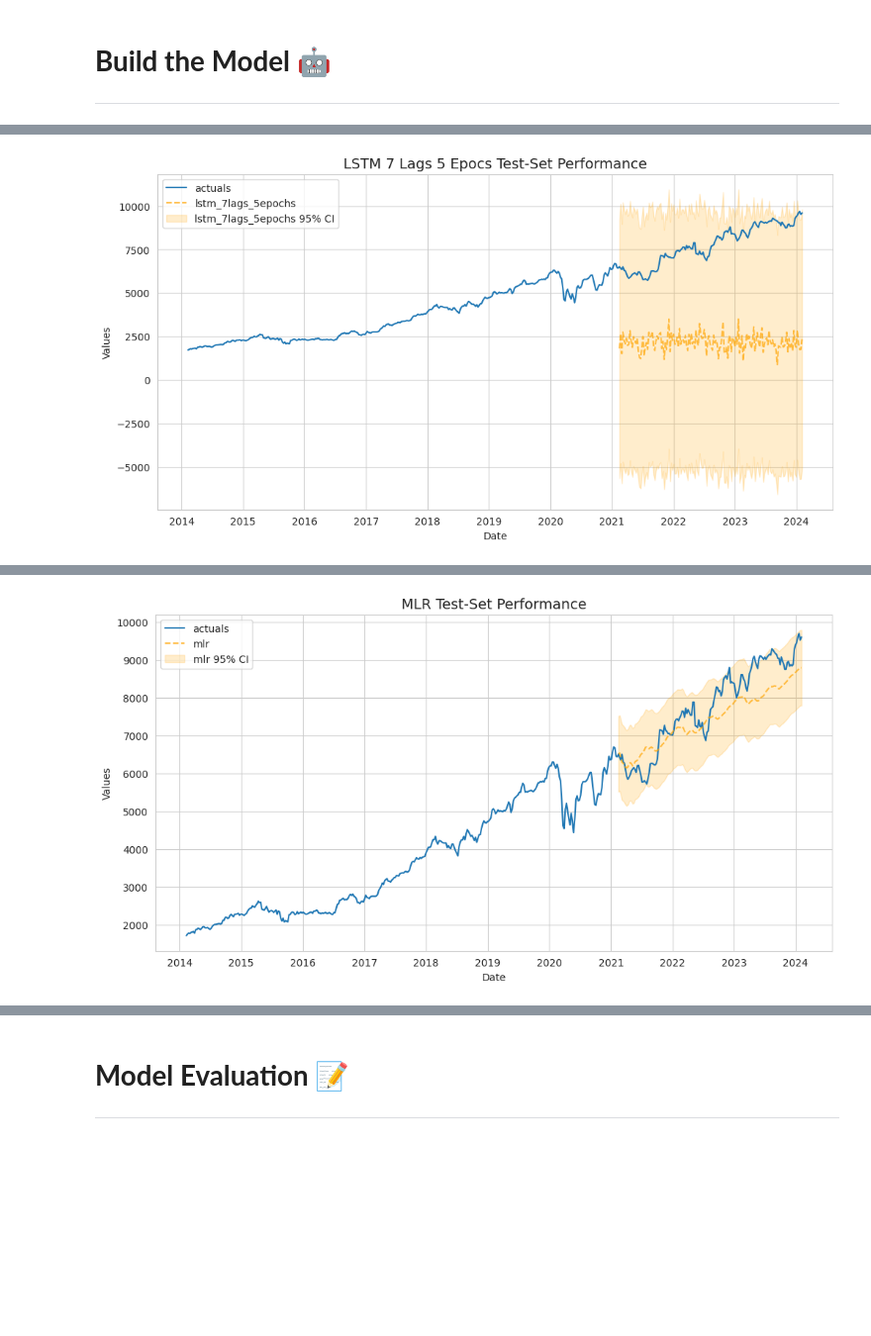
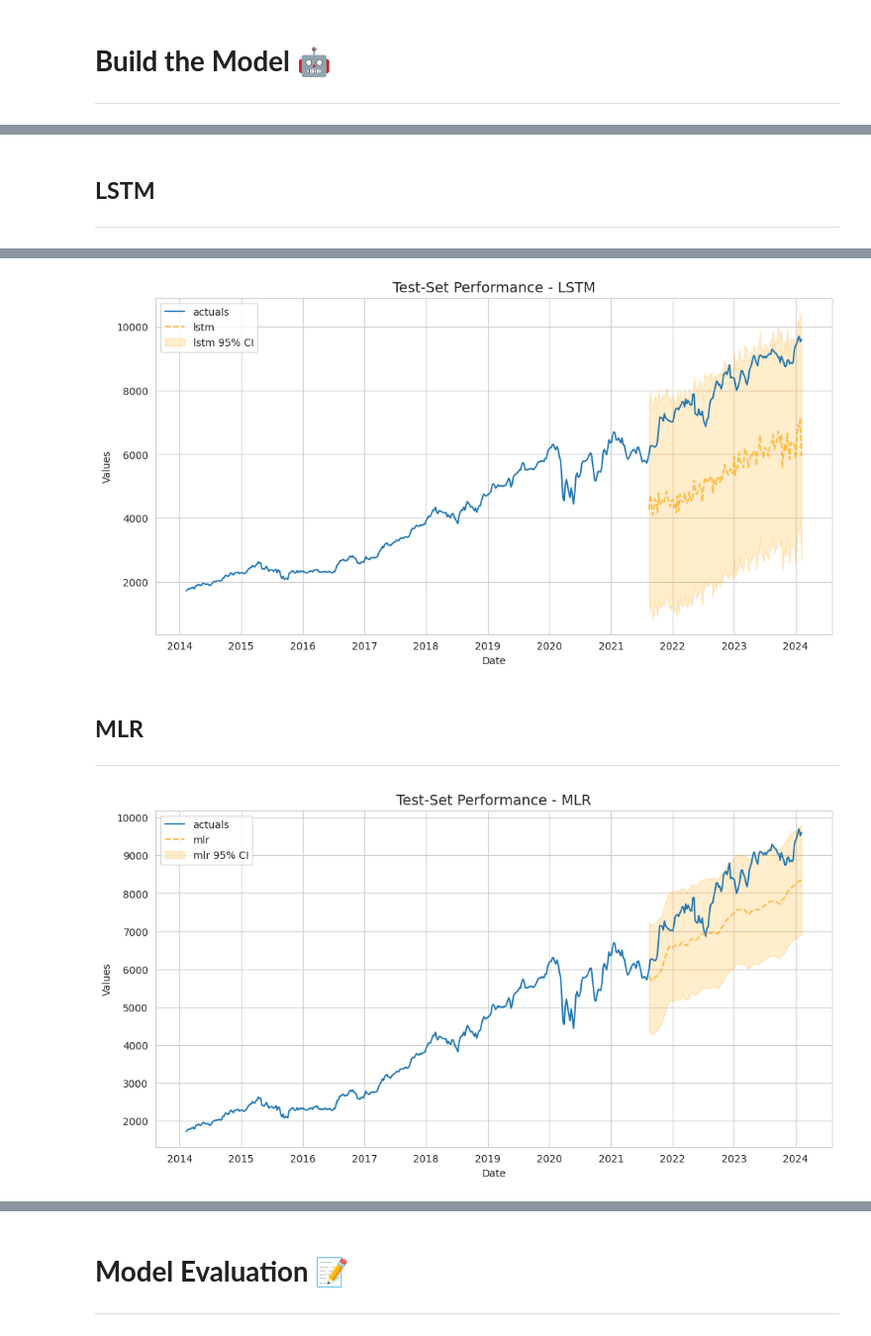
Before and after one commit to brmil07/Kaggle_Projects, a Jupyter notebook: bank-stock-price-forecasting.ipynb, the cells around one changed output, grey strips where cells are left out. Shown at 99% size. Saved outputs shown, nothing was run; the diff lists cells and outputs as text; code cells hidden in the pictures; blank space fills up the shorter version.

```diff
--- a/bank-stock-price-forecasting.ipynb
+++ b/bank-stock-price-forecasting.ipynb
@@ -270,6 +240,22 @@ Epoch 5/5
-# %%
-f.plot_test_set(models='lstm_7lags_5epochs',ci=True)
-plt.title('LSTM 7 Lags 5 Epocs Test-Set Performance',size=14)
-plt.show()
-# %% [output]
-[figure, removed]
+# %% [markdown]
+## **LSTM**
+---
+# %%
+f.set_estimator('lstm')
+f.eval_cis(mode=True, cilevel=0.95)
+f.manual_forecast(
+    lags=36,
+    batch_size=32,
+    epochs=15,
+    validation_split=.2,
+    activation='tanh',
+    optimizer='Adam',
+    learning_rate=0.001,
+    lstm_layer_sizes=(100,)*3,
+    dropout=(0,)*3,
+)
+
+f.plot_test_set(models='lstm',ci=True)
+plt.title('Test-Set Performance - LSTM',size=14)
+plt.show()
+# %% [output]
@@ -276,3 +282,7 @@ plt.show()
+[figure, added]
+# %% [markdown]
+## **MLR**
+---
 # %%
 f.set_estimator('mlr')
 f.add_ar_terms(7)
@@ -283,7 +293,7 @@ f.eval_cis(mode=True, cilevel=0.95)
 # %%
 f.manual_forecast(call_me='mlr')
 f.plot_test_set(models='mlr', ci=True)
-plt.title('MLR Test-Set Performance',size=14)
+plt.title('Test-Set Performance - MLR',size=14)
 plt.show()
 # %% [output]
-[figure, old version]
+[figure, new version]
```
Also changed, not shown: parts of 22 cells of this notebook.
